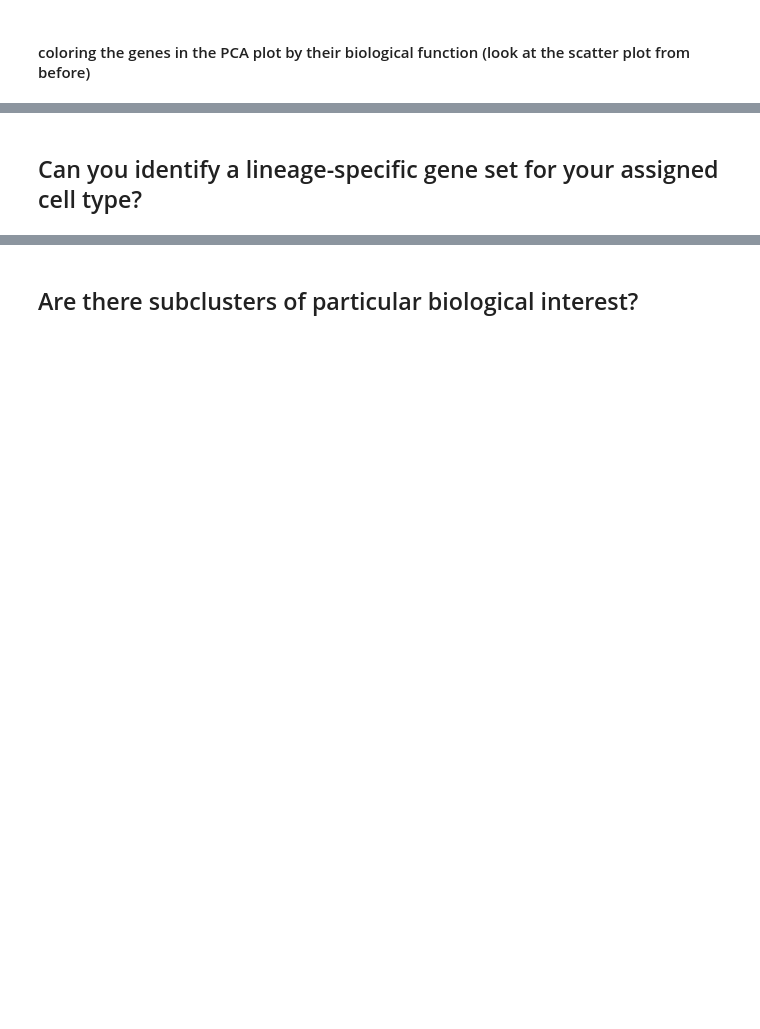
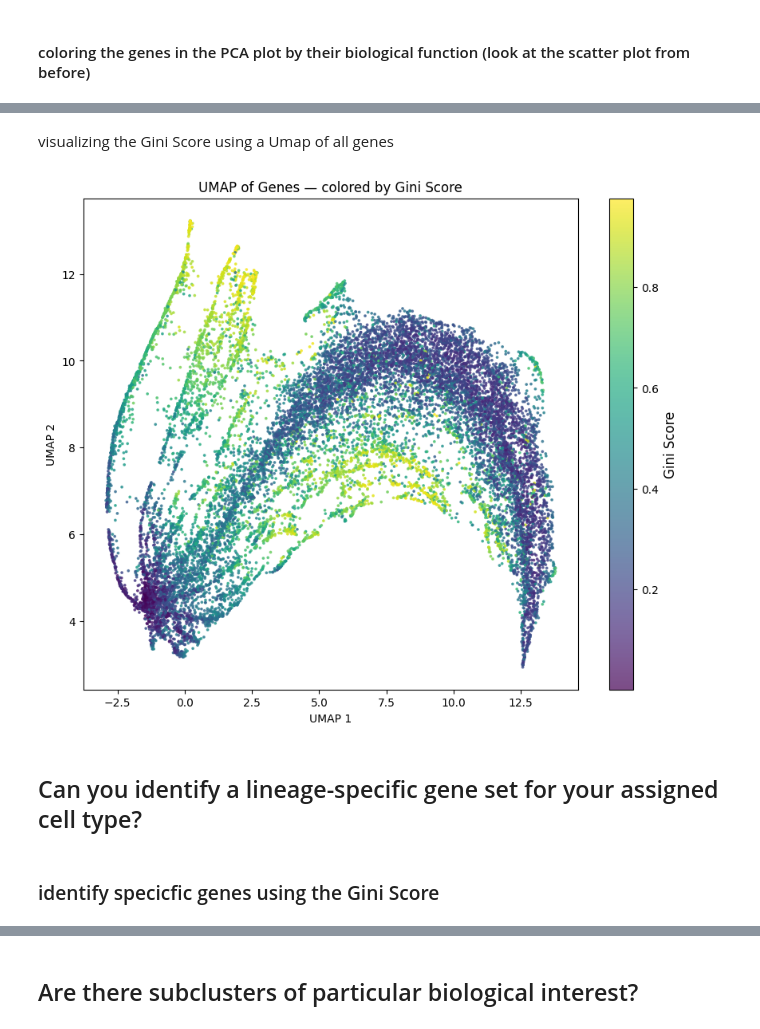
Before and after one commit to datascience-mobi-2026/topic04_team03, a Jupyter notebook: jupyter_tilmann_2.ipynb, the cells around one changed output, grey strips where cells are left out. Drawn from its saved outputs; the diff is of its cells as text; code cells hidden in the pictures; blank space fills up the shorter version.

```diff
--- a/jupyter_tilmann_2.ipynb
+++ b/jupyter_tilmann_2.ipynb
@@ -682,2 +833,64 @@ plt.show()
+# %%
+# --- Gini index function ---
+def gini(x):
+    """
+    Compute the Gini coefficient for a 1D array of expression values.
+    Returns a value between 0 (uniform) and 1 (fully specific).
+    """
+    x = np.array(x, dtype=float)
+    x = x[x >= 0]           # remove negative values if any
+    if x.sum() == 0:
+        return 0.0           # no expression → not informative
+    x = np.sort(x)           # sort ascending
+    n = len(x)
+    cumulative = np.cumsum(x)
+    # Gini formula based on the area under the Lorenz curve
+    return (2 * np.sum((np.arange(1, n + 1)) * x) - (n + 1) * x.sum()) / (n * x.sum())
+
+RNA_seq_gini = RNA_seq_val.copy()
+RNA_seq_gini["gini_score"] = RNA_seq_gini.apply(gini, axis=1)
+# %% [markdown]
+visualizing the Gini Score using a Umap of all genes
+# %%
+import umap
+import matplotlib.cm as cm
+import matplotlib.colors as mcolors
+
+
+reducer = umap.UMAP(
+    n_components=2,
+    random_state=42,
+    n_neighbors=30,    # increase if you have many genes (e.g., 30-50)
+    min_dist=0.1       # tighter clusters → good for identifying gene groups
+)
+embedding = reducer.fit_transform(RNA_seq_val.values)
+
+gini_scores = RNA_seq_gini["gini_score"].values
+norm = mcolors.Normalize(vmin=gini_scores.min(), vmax=gini_scores.max())
+cmap = cm.viridis
+
+fig, ax = plt.subplots(figsize=(10, 8))
+
+sc = ax.scatter(
+    embedding[:, 0], embedding[:, 1],
+    c=gini_scores,
+    cmap=cmap,
+    norm=norm,
+    s=3,
+    alpha=0.7,
+)
+
+cbar = plt.colorbar(sc, ax=ax)
+cbar.set_label("Gini Score", fontsize=12)
+cbar.ax.tick_params(labelsize=10)
+ax.set_title("UMAP of Genes — colored by Gini Score")
+ax.set_xlabel("UMAP 1")
+ax.set_ylabel("UMAP 2")
+plt.savefig('tilmann_plots/Umap of Genes: colored by Gini Score', dpi=300)
+plt.show()
+# %% [output]
+[figure, added]
 # %% [markdown]
 ## Can you identify a lineage-specific gene set for your assigned cell type?
+# %% [markdown]
+### identify specicfic genes using the Gini Score
```
Also changed, not shown: parts of 25 cells of this notebook, 2 other files.
